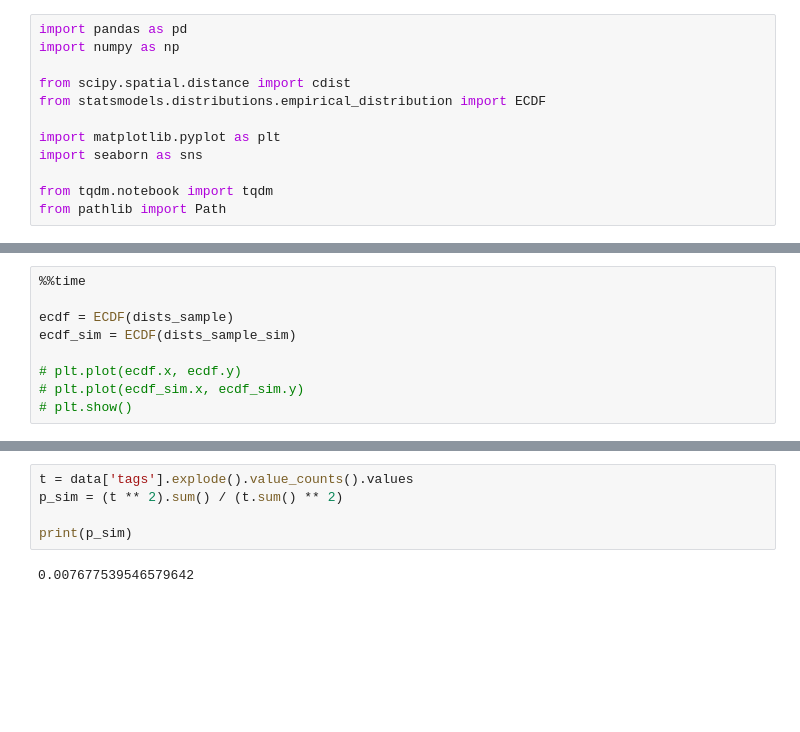
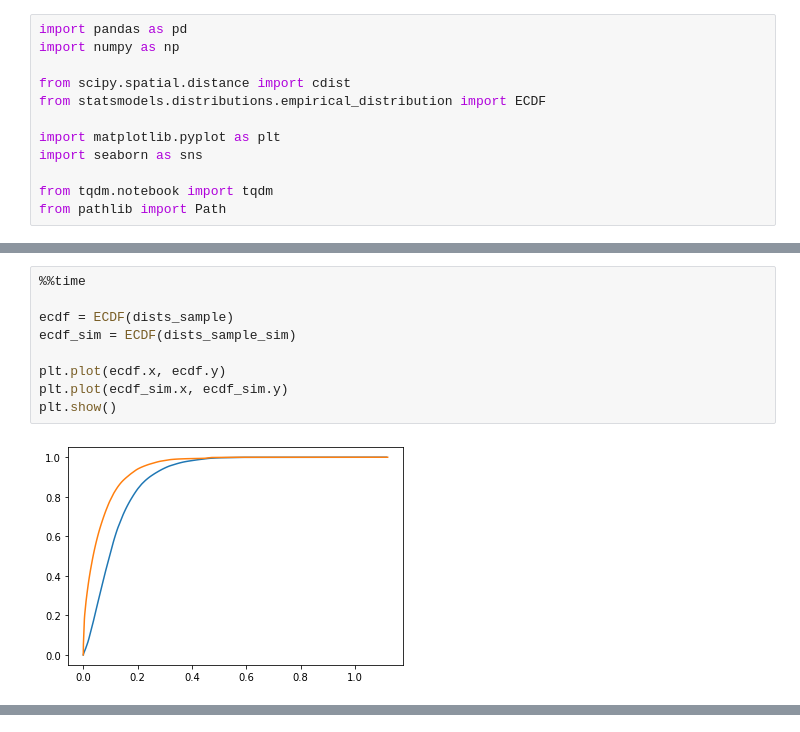
Before and after one commit to SinyTim/NewsAnalysis, a Jupyter notebook: research/embedding_evaluation/dists.ipynb, the cells around one changed output, grey strips where cells are left out. Saved outputs shown, nothing was run; the diff lists cells and outputs as text; blank space fills up the shorter version.

```diff
--- a/research/embedding_evaluation/dists.ipynb
+++ b/research/embedding_evaluation/dists.ipynb
@@ -108,10 +162,11 @@ plt.show()
 # %%
 %%time
 
 ecdf = ECDF(dists_sample)
 ecdf_sim = ECDF(dists_sample_sim)
 
-# plt.plot(ecdf.x, ecdf.y)
-# plt.plot(ecdf_sim.x, ecdf_sim.y)
-# plt.show()
+plt.plot(ecdf.x, ecdf.y)
+plt.plot(ecdf_sim.x, ecdf_sim.y)
+plt.show()
 # %% [output]
+[figure, added]
@@ -119,7 +173,0 @@ Wall time: 26.2 s
-# %%
-t = data['tags'].explode().value_counts().values
-p_sim = (t ** 2).sum() / (t.sum() ** 2)
-
-print(p_sim)
-# %% [output]
-0.007677539546579642
```
Also changed, not shown: parts of 15 cells of this notebook, 3 other files.
